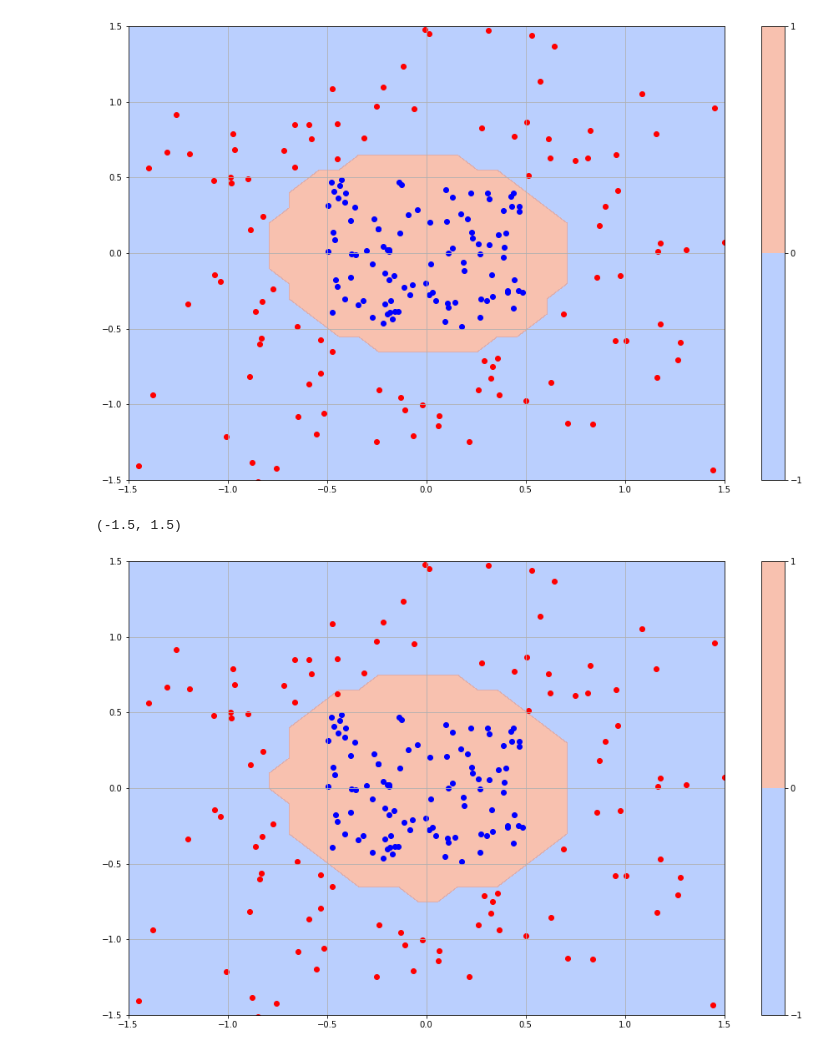
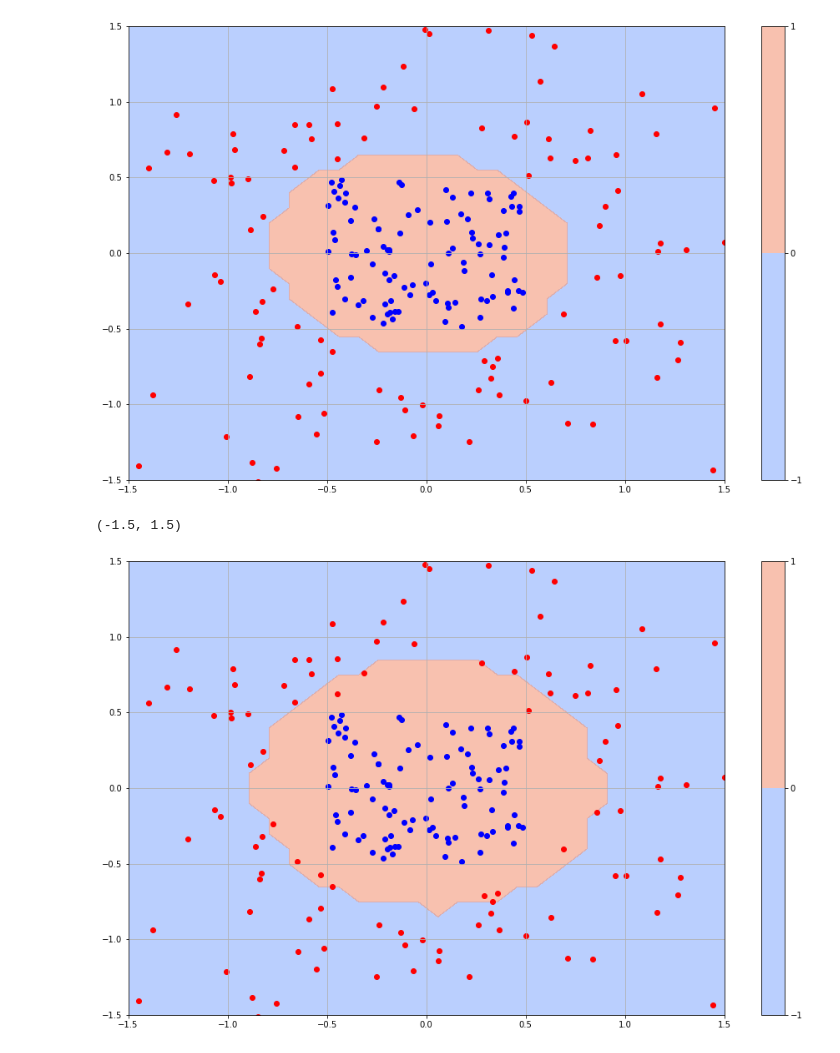
Before and after one commit to tdhd/data-science-retreat-svm, a Jupyter notebook: 04_kernel_svm/demo.ipynb, the cells around one changed output. Drawn from its saved outputs; the diff is of its cells as text; code cells hidden in the pictures.

```diff
--- a/04_kernel_svm/demo.ipynb
+++ b/04_kernel_svm/demo.ipynb
@@ -69,21 +69,21 @@ plt.ylim([-1.5, 1.5])
 (-1.5, 1.5)
 [figure]
 # %%
-clf = sklearn.svm.SVC(C=1)
+clf = sklearn.svm.SVC(C=0.1)
 clf.fit(X, y)
 
 X0, X1 = X[:, 0], X[:, 1]
 xx, yy = make_meshgrid(X0, X1, 0.1)
 
 plt.figure(figsize=(16,10))
 plot_contours(clf, xx, yy, cmap=plt.cm.coolwarm, alpha=0.6, levels=[-1, 0, 1])
 plt.colorbar()
 
 plt.scatter(X[y == -1,0], X[y == -1,1], color='r', alpha=1)
 plt.scatter(X[y == 1,0], X[y == 1,1], color='b', alpha=1)
 plt.grid(True)
 plt.xlim([-1.5, 1.5])
 plt.ylim([-1.5, 1.5])
 # %% [output]
 (-1.5, 1.5)
-[figure, old version]
+[figure, new version]
```
Also changed, not shown: 3 other files.
